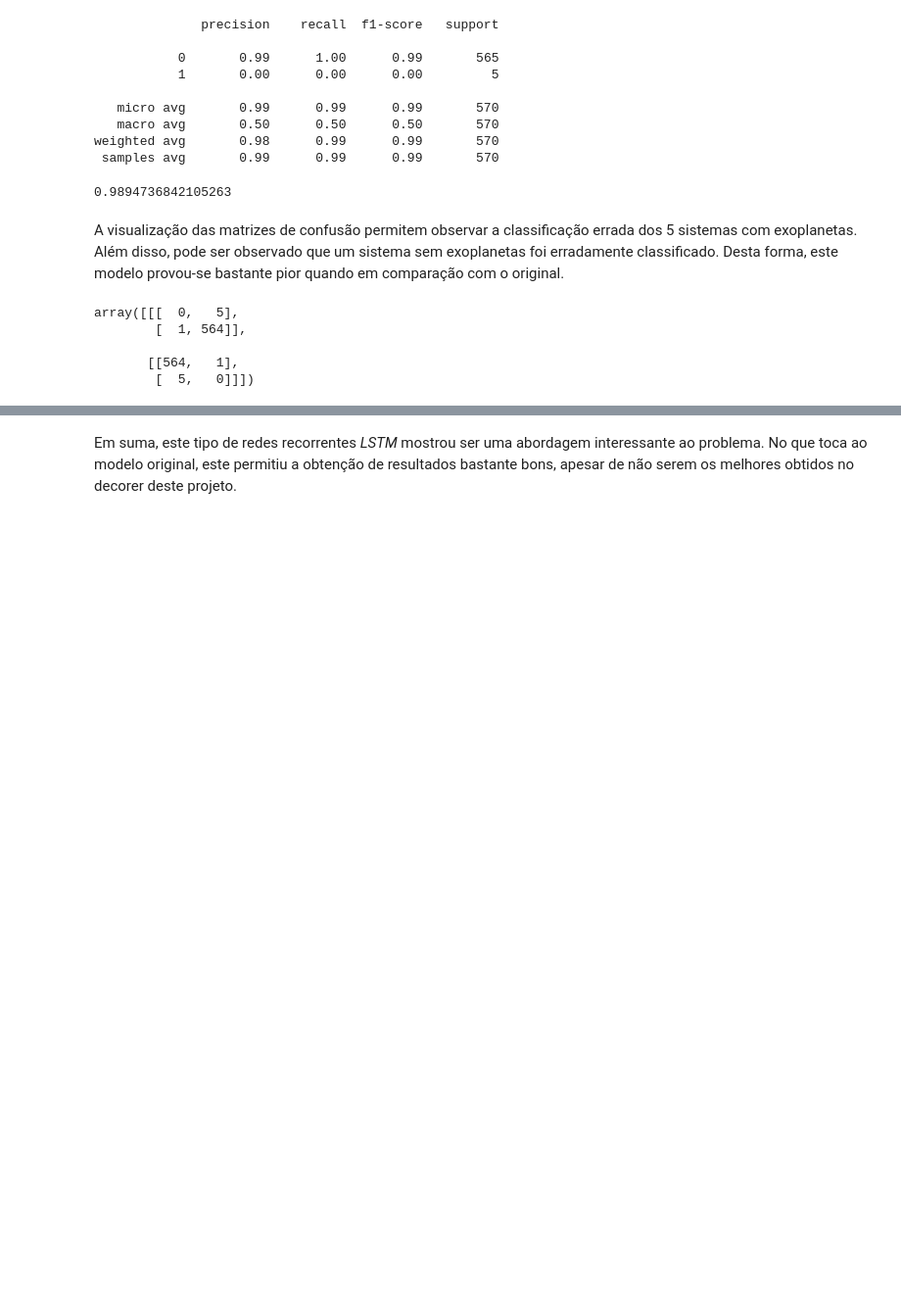
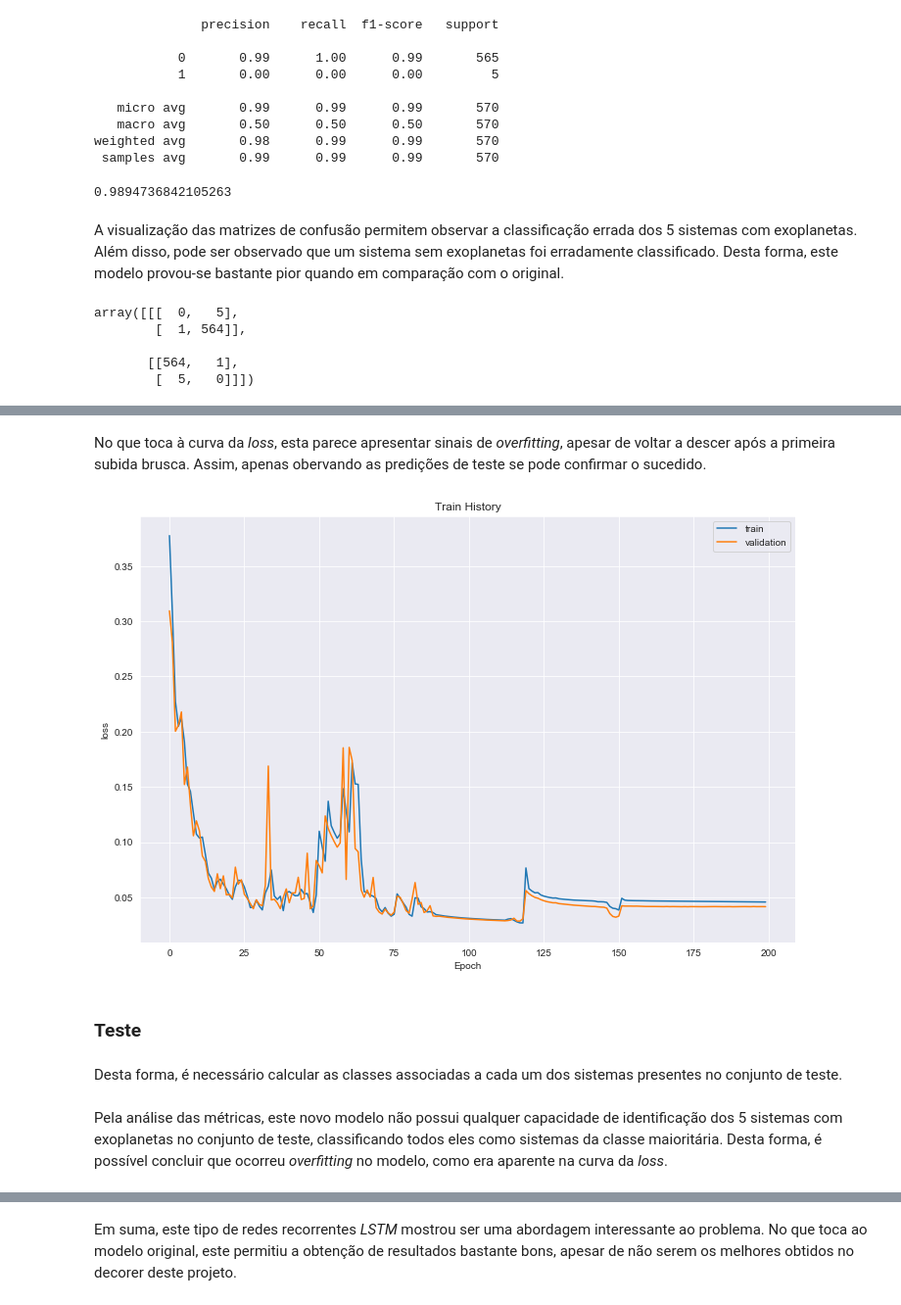
Before and after one commit to citoplasme/Automatic_Learning_2, a Jupyter notebook: Modelos/DL/RNN/LSTM/LSTM.ipynb, the cells around one changed output, grey strips where cells are left out. Shown at 98% size. Drawn from its saved outputs; the diff is of its cells as text; code cells hidden in the pictures; blank space fills up the shorter version.

```diff
--- a/Modelos/DL/RNN/LSTM/LSTM.ipynb
+++ b/Modelos/DL/RNN/LSTM/LSTM.ipynb
@@ -444,0 +510,8 @@ array([[[  0,   5],
+# %% [markdown]
+No que toca à curva da *loss*, esta parece apresentar sinais de *overfitting*, apesar de voltar a descer após a primeira subida brusca. Assim, apenas obervando as predições de teste se pode confirmar o sucedido.
+# %%
+show_train_history(history,'loss','val_loss')
+# %% [output]
+[figure, added]
+# %% [markdown]
+### Teste
@@ -444,0 +520,2 @@ array([[[  0,   5],
+# %% [markdown]
+Desta forma, é necessário calcular as classes associadas a cada um dos sistemas presentes no conjunto de teste.
@@ -444,0 +526,2 @@ array([[[  0,   5],
+# %% [markdown]
+Pela análise das métricas, este novo modelo não possui qualquer capacidade de identificação dos 5 sistemas com exoplanetas no conjunto de teste, classificando todos eles como sistemas da classe maioritária. Desta forma, é possível concluir que ocorreu *overfitting* no modelo, como era aparente na curva da *loss*.
```
Also changed, not shown: parts of 14 cells of this notebook.
